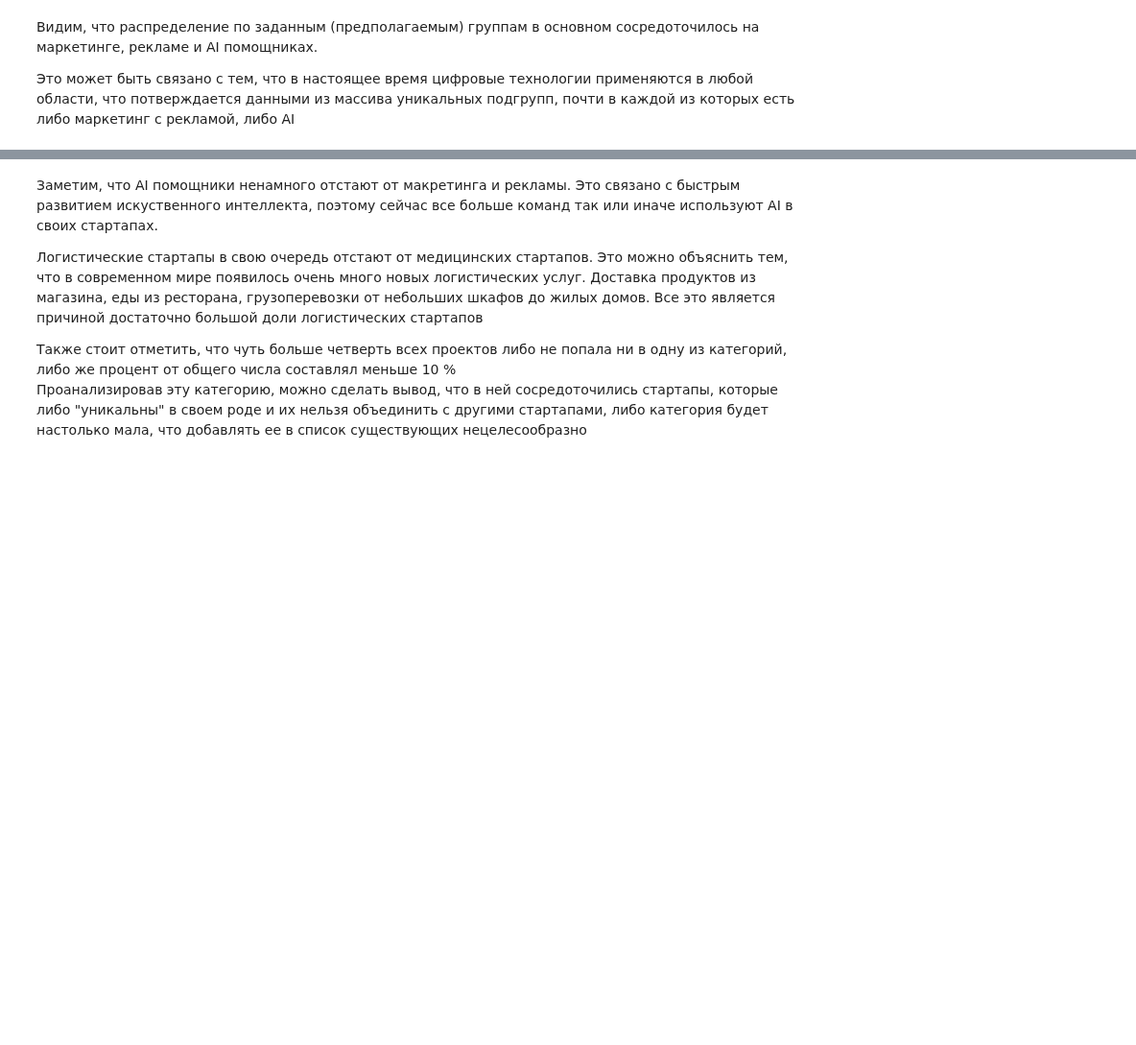
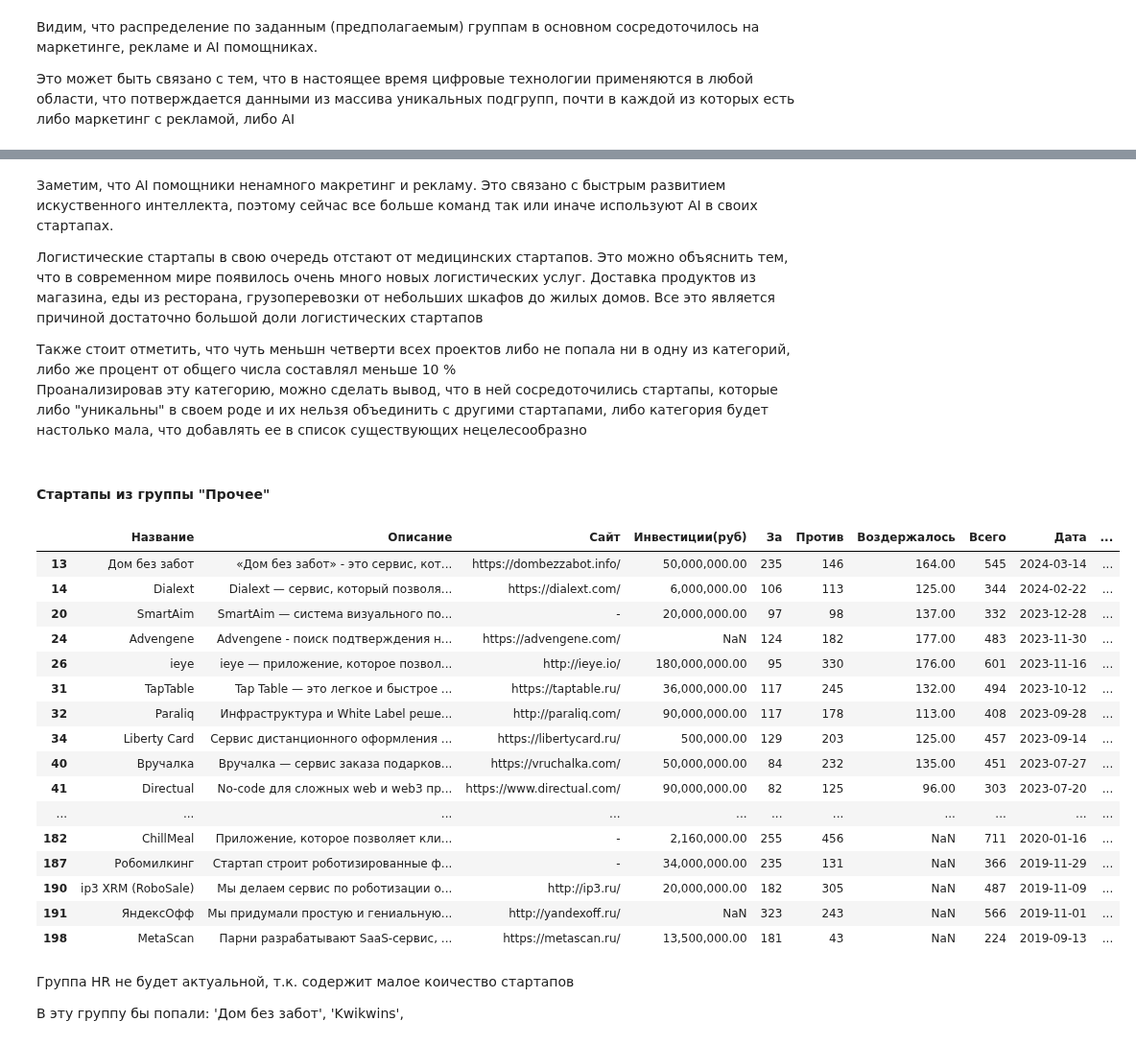
Before and after one commit to panchill/Startup-analytics, a Jupyter notebook: Startup_analytics.ipynb, the cells around one changed output, grey strips where cells are left out. Shown at 96% size. Drawn from its saved outputs; the diff is of its cells as text; code cells hidden in the pictures; blank space fills up the shorter version.

```diff
--- a/Startup_analytics.ipynb
+++ b/Startup_analytics.ipynb
@@ -267,9 +234,35 @@ plt.show()
 # %% [markdown]
 
 
-Заметим, что AI помощники ненамного отстают от макретинга и рекламы. Это связано с быстрым развитием искуственного интеллекта, поэтому сейчас все больше команд так или иначе используют AI в своих стартапах.
+Заметим, что AI помощники ненамного макретинг и рекламу. Это связано с быстрым развитием искуственного интеллекта, поэтому сейчас все больше команд так или иначе используют AI в своих стартапах.
 
 Логистические стартапы в свою очередь отстают от медицинских стартапов. Это можно объяснить тем, что в современном мире появилось очень много новых логистических услуг. Доставка продуктов из магазина, еды из ресторана, грузоперевозки от небольших шкафов до жилых домов. Все это является причиной достаточно большой доли логистических стартапов
 
-Также стоит отметить, что чуть больше четверть всех проектов либо не попала ни в одну из категорий, либо же процент от общего числа составлял меньше 10 %
+Также стоит отметить, что чуть меньшн четверти всех проектов либо не попала ни в одну из категорий, либо же процент от общего числа составлял меньше 10 %
 Проанализировав эту категорию, можно сделать вывод, что в ней сосредоточились стартапы, которые либо "уникальны" в своем роде и их нельзя объединить с другими стартапами, либо категория будет настолько мала, что добавлять ее в список существующих нецелесообразно
+# %% [markdown]
+#### Стартапы из группы "Прочее"
+# %%
+df[df['Категория'] == 'Прочее']
+# %% [output]
+|  | Название | Описание | Сайт | Инвестиции(руб) | За | Против | Воздержалось | Всего | Дата | ... |
+| 13 | Дом без забот | «Дом без забот» - это сервис, кот... | https://dombezzabot.info/ | 50,000,000.00 | 235 | 146 | 164.00 | 545 | 2024-03-14 | ... |
+| 14 | Dialext | Dialext — сервис, который позволя... | https://dialext.com/ | 6,000,000.00 | 106 | 113 | 125.00 | 344 | 2024-02-22 | ... |
+| 20 | SmartAim | SmartAim — система визуального по... | - | 20,000,000.00 | 97 | 98 | 137.00 | 332 | 2023-12-28 | ... |
+| 24 | Advengene | Advengene - поиск подтверждения н... | https://advengene.com/ | NaN | 124 | 182 | 177.00 | 483 | 2023-11-30 | ... |
+| 26 | ieye | ieye — приложение, которое позвол... | http://ieye.io/ | 180,000,000.00 | 95 | 330 | 176.00 | 601 | 2023-11-16 | ... |
+| 31 | TapTable | Tap Table — это легкое и быстрое ... | https://taptable.ru/ | 36,000,000.00 | 117 | 245 | 132.00 | 494 | 2023-10-12 | ... |
+| 32 | Paraliq | Инфраструктура и White Label реше... | http://paraliq.com/ | 90,000,000.00 | 117 | 178 | 113.00 | 408 | 2023-09-28 | ... |
+| 34 | Liberty Card | Сервис дистанционного оформления ... | https://libertycard.ru/ | 500,000.00 | 129 | 203 | 125.00 | 457 | 2023-09-14 | ... |
+| 40 | Вручалка | Вручалка — сервис заказа подарков... | https://vruchalka.com/ | 50,000,000.00 | 84 | 232 | 135.00 | 451 | 2023-07-27 | ... |
+| 41 | Directual | No-code для сложных web и web3 пр... | https://www.directual.com/ | 90,000,000.00 | 82 | 125 | 96.00 | 303 | 2023-07-20 | ... |
+| ... | ... | ... | ... | ... | ... | ... | ... | ... | ... | ... |
+| 182 | ChillMeal | Приложение, которое позволяет кли... | - | 2,160,000.00 | 255 | 456 | NaN | 711 | 2020-01-16 | ... |
+| 187 | Робомилкинг | Стартап строит роботизированные ф... | - | 34,000,000.00 | 235 | 131 | NaN | 366 | 2019-11-29 | ... |
+| 190 | ip3 XRM (RoboSale) | Мы делаем сервис по роботизации о... | http://ip3.ru/ | 20,000,000.00 | 182 | 305 | NaN | 487 | 2019-11-09 | ... |
+| 191 | ЯндексОфф | Мы придумали простую и гениальную... | http://yandexoff.ru/ | NaN | 323 | 243 | NaN | 566 | 2019-11-01 | ... |
+| 198 | MetaSсan | Парни разрабатывают SaaS-сервис, ... | https://metascan.ru/ | 13,500,000.00 | 181 | 43 | NaN | 224 | 2019-09-13 | ... |
+# %% [markdown]
+Группа HR не будет актуальной, т.к. содержит малое коичество стартапов
+
+В эту группу бы попали: 'Дом без забот', 'Kwikwins',
```
Also changed, not shown: parts of 9 cells of this notebook.
